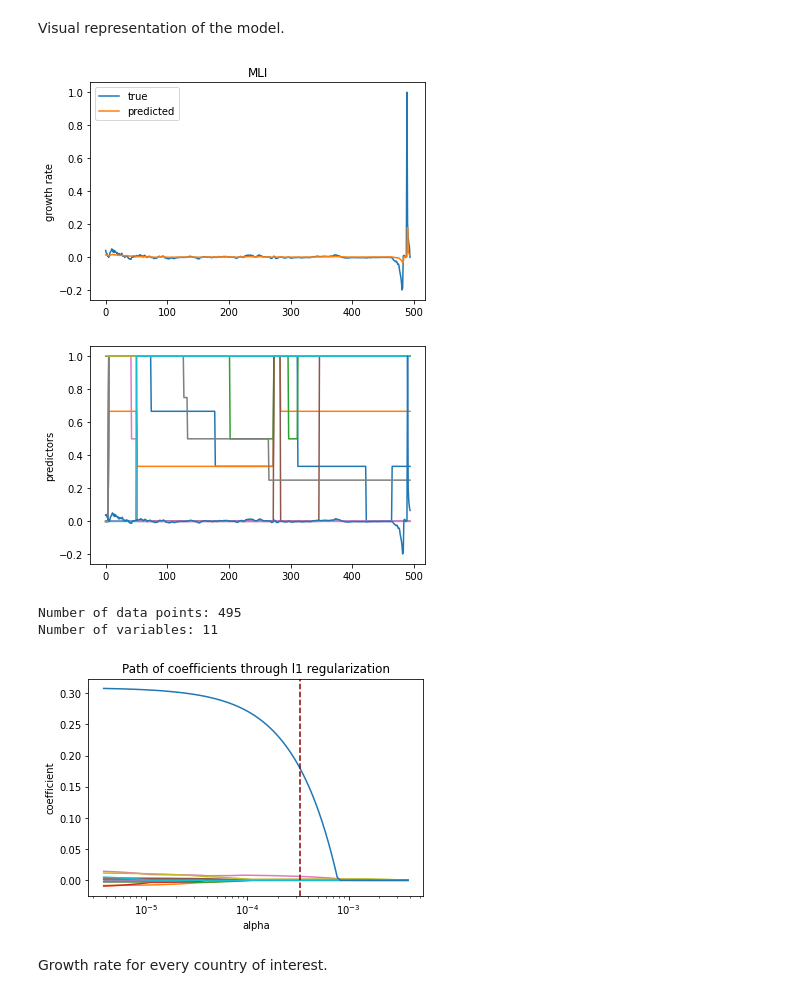
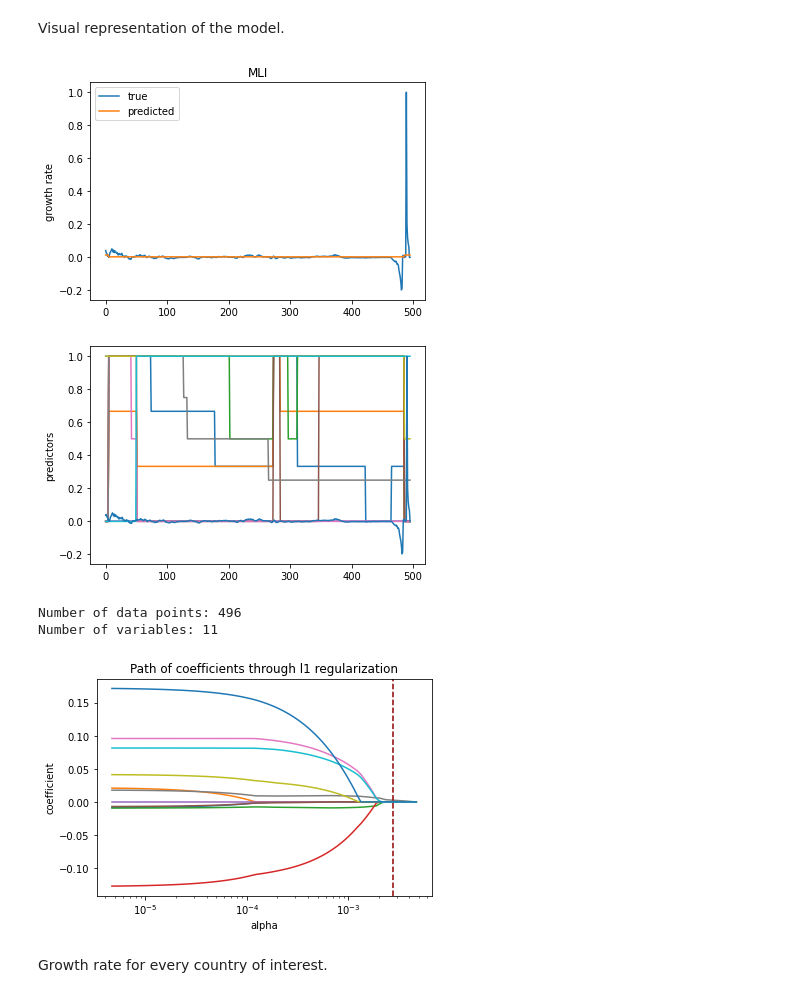
Before and after one commit to alexmadrinanfdez/covid-policy-analysis, a Jupyter notebook: linear-analysis.ipynb, the cells around one changed output. Cells and saved outputs as stored; diff of their text form; code cells hidden in the pictures.

Commit message:
train-test scores

```diff
--- a/linear-analysis.ipynb
+++ b/linear-analysis.ipynb
@@ -816,7 +812,7 @@ lin = LinearRegression()
 for cc in cc_dict:
   cv_cc = []
   for par in list(ParameterGrid(grid)):
-    X_raw, y_raw = data_from(cc, t0=None, tr=par['tr'], t_d=par['delay'], y=y_df)
+    X_raw, y_raw = data_from(cc, tr=par['tr'], t_d=par['delay'], y=y_df)
     X, y = preprocess(X_raw, y_raw)
     kf = KFold(shuffle=True)
     cv_kf = []
@@ -850,7 +846,7 @@ lasso = LassoCV(cv=KFold(shuffle=True), max_iter=10**4)
 for cc in cc_dict:
   cv_cc = []
   for par in list(ParameterGrid(grid)):
-    X_raw, y_raw = data_from(cc, t0=None, tr=par['tr'], t_d=par['delay'], y=y_df)
+    X_raw, y_raw = data_from(cc, tr=par['tr'], t_d=par['delay'], y=y_df)
     X, y = preprocess(X_raw, y_raw)
     kf = KFold(shuffle=True)
     cv_kf = []
@@ -909,19 +905,22 @@ def initial_model(region, tr=1, delay=12, print=False):
   - print (bool) : whether to display results via stdout.
   '''
 
-  X_raw, y_raw = data_from(region, None, tr, delay, gr)
+  X_raw, y_raw = data_from(region, tr, delay, gr)
   X, y = preprocess(X_raw, y_raw)
   coef_names = X.columns.values
+  X_train, X_test, y_train, y_test = train_test_split(X, y, test_size=0.2)
 
   lasso = LassoCV(cv=KFold(shuffle=True), max_iter=10**4)
-  reg = lasso.fit(X, y)
-  score = reg.score(X, y)
+  lasso.fit(X_train, y_train)
+  score = lasso.score(X_test, y_test)
+
+  reg = Lasso(alpha=lasso.alpha_).fit(X, y)
   coef_values = reg.coef_
 
   if print:
     _print_model(coef_names, coef_values, score)
   else:
-    return reg, X, y
+    return reg, X, y, score
 # %% [markdown]
 Performance ($R^2$) for the chosen parameteres. It is obtained from the training data.
 # %%
@@ -982,7 +985,7 @@ H6 >> Facial Coverings
 # %% [markdown]
 Visual representation of the model.
 # %%
-model, X, y = initial_model(cci)
+model, X, y = initial_model(cci)[:3]
 
 plt.plot(y, label='true')
 plt.plot(model.predict(X), label='predicted')
@@ -996,21 +999,22 @@ plt.show()
 print('\nNumber of data points:', X.shape[0])
 print('Number of variables:', X.shape[1])
 # %% [output]
-[figure, old version]
+[figure, new version]
-[figure, old version]
+[figure, new version]
-Number of data points: 495
+Number of data points: 496
 Number of variables: 11
 # %%
 alphas, coefs = model.path(X, y)[:2]
+alpha = model.get_params()['alpha']
 for coef in coefs:
   plt.semilogx(alphas, coef)
-plt.axvline(model.alpha_, ls='--', color='darkred')
+plt.axvline(alpha, ls='--', color='darkred')
 plt.xlabel('alpha')
 plt.ylabel('coefficient')
 plt.title('Path of coefficients through l1 regularization')
 plt.show()
 # %% [output]
-[figure, old version]
+[figure, new version]
 # %% [markdown]
 Growth rate for every country of interest.
 # %%
```
Also changed, not shown: parts of 65 cells of this notebook.
